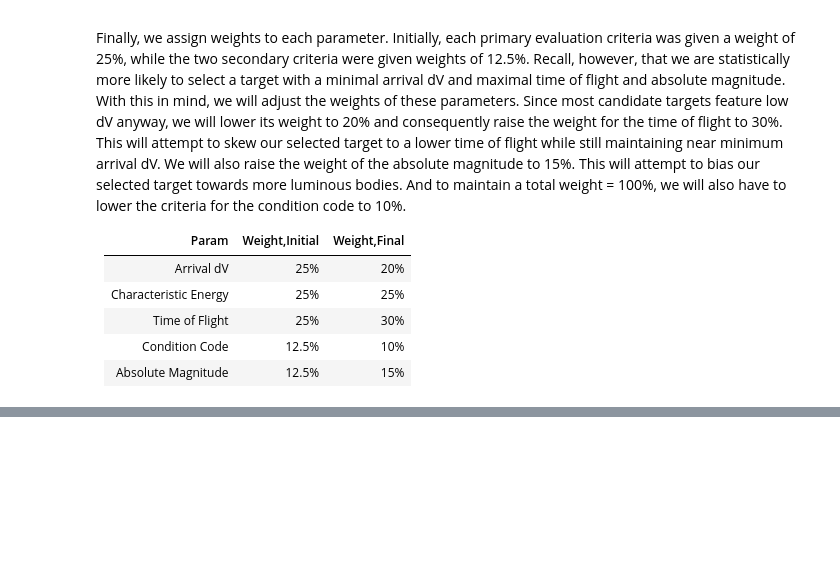
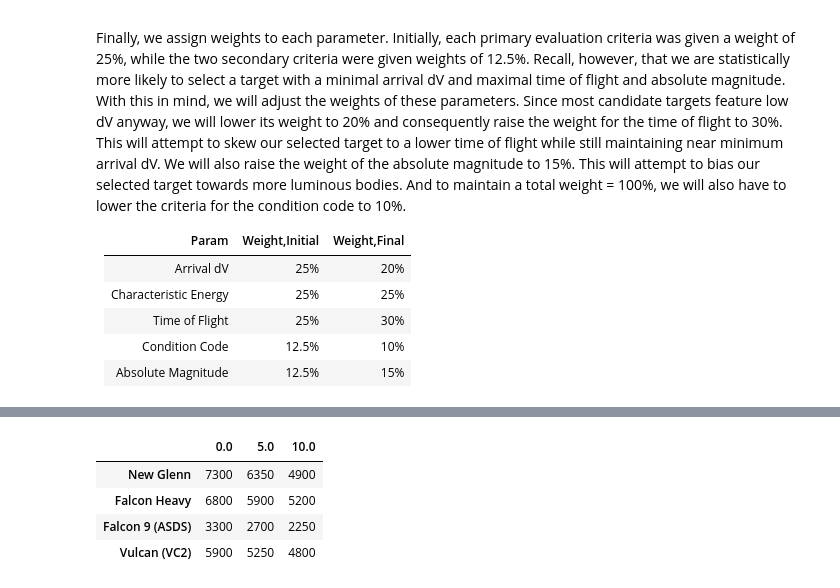
Before and after one commit to pdwatts10/ta-take-home, a Jupyter notebook: target_selection.ipynb, the cells around one changed output, grey strips where cells are left out. Saved outputs shown, nothing was run; the diff lists cells and outputs as text; code cells hidden in the pictures; blank space fills up the shorter version.

```diff
--- a/target_selection.ipynb
+++ b/target_selection.ipynb
@@ -99,0 +144,9 @@ Total Score: 0.455
+# %%
+vehicle_data = parse_vehicle_data(vehicle_data_path)
+display(vehicle_data)
+# %% [output]
+|  | 0.0 | 5.0 | 10.0 |
+| New Glenn | 7300 | 6350 | 4900 |
+| Falcon Heavy | 6800 | 5900 | 5200 |
+| Falcon 9 (ASDS) | 3300 | 2700 | 2250 |
+| Vulcan (VC2) | 5900 | 5250 | 4800 |
```
Also changed, not shown: parts of 11 cells of this notebook, 1 other file.
